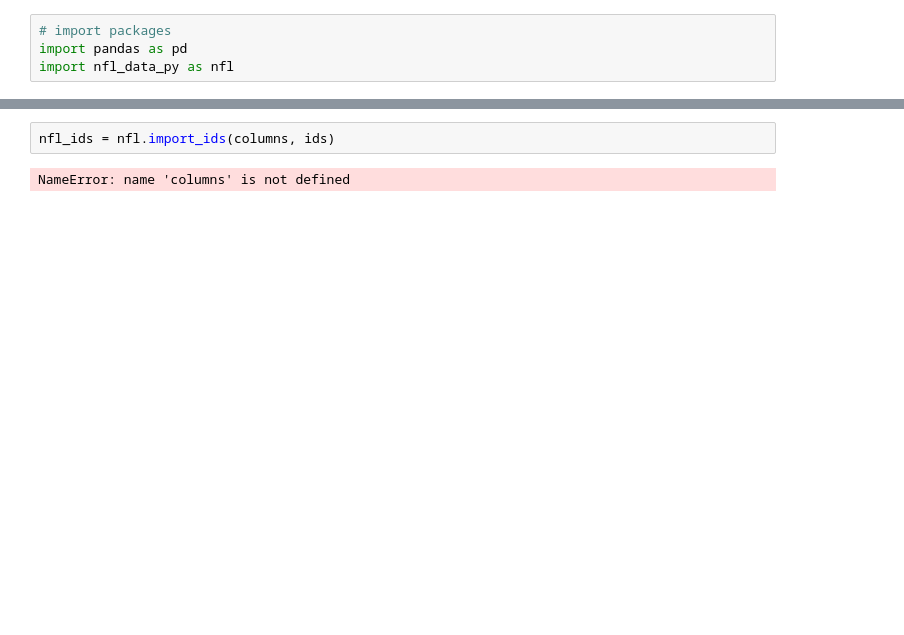
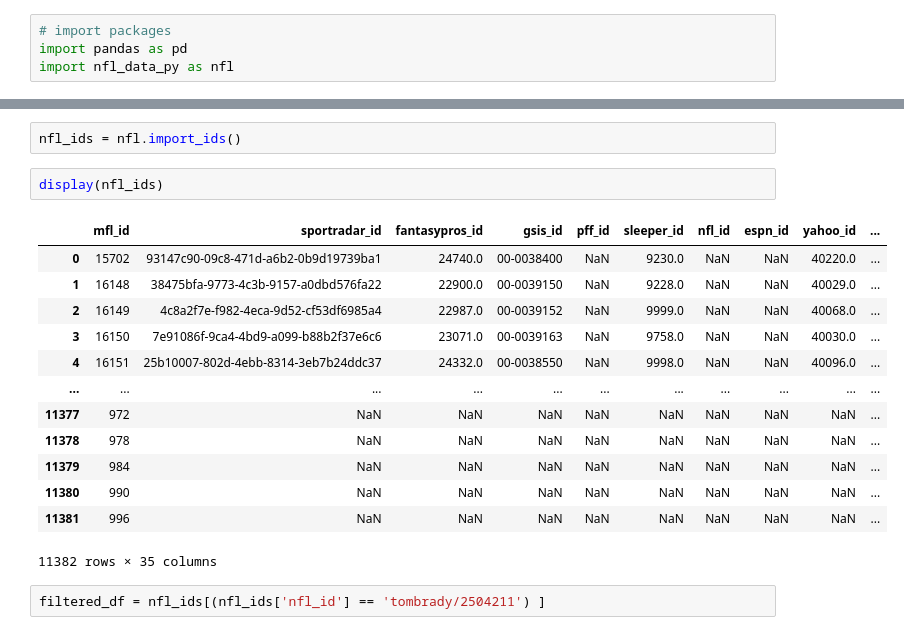
Before and after one commit to dwiltse/dfl_databricks, a Jupyter notebook: raw_data/nfl_weekly_rosters.ipynb, the cells around one changed output, grey strips where cells are left out. Saved outputs shown, nothing was run; the diff lists cells and outputs as text; blank space fills up the shorter version.

```diff
--- a/raw_data/nfl_weekly_rosters.ipynb
+++ b/raw_data/nfl_weekly_rosters.ipynb
@@ -46,4 +62,20 @@ display(df_weekly_rosters_2022)
 # %%
-nfl_ids = nfl.import_ids(columns, ids)
+nfl_ids = nfl.import_ids()
-# %% [output]
-NameError: name 'columns' is not defined
+# %%
+display(nfl_ids)
+# %% [output]
+|  | mfl_id | sportradar_id | fantasypros_id | gsis_id | pff_id | sleeper_id | nfl_id | espn_id | yahoo_id | ... |
+| 0 | 15702 | 93147c90-09c8-471d-a6b2-0b9d19739ba1 | 24740.0 | 00-0038400 | NaN | 9230.0 | NaN | NaN | 40220.0 | ... |
+| 1 | 16148 | 38475bfa-9773-4c3b-9157-a0dbd576fa22 | 22900.0 | 00-0039150 | NaN | 9228.0 | NaN | NaN | 40029.0 | ... |
+| 2 | 16149 | 4c8a2f7e-f982-4eca-9d52-cf53df6985a4 | 22987.0 | 00-0039152 | NaN | 9999.0 | NaN | NaN | 40068.0 | ... |
+| 3 | 16150 | 7e91086f-9ca4-4bd9-a099-b88b2f37e6c6 | 23071.0 | 00-0039163 | NaN | 9758.0 | NaN | NaN | 40030.0 | ... |
+| 4 | 16151 | 25b10007-802d-4ebb-8314-3eb7b24ddc37 | 24332.0 | 00-0038550 | NaN | 9998.0 | NaN | NaN | 40096.0 | ... |
+| ... | ... | ... | ... | ... | ... | ... | ... | ... | ... | ... |
+| 11377 | 972 | NaN | NaN | NaN | NaN | NaN | NaN | NaN | NaN | ... |
+| 11378 | 978 | NaN | NaN | NaN | NaN | NaN | NaN | NaN | NaN | ... |
+| 11379 | 984 | NaN | NaN | NaN | NaN | NaN | NaN | NaN | NaN | ... |
+| 11380 | 990 | NaN | NaN | NaN | NaN | NaN | NaN | NaN | NaN | ... |
+| 11381 | 996 | NaN | NaN | NaN | NaN | NaN | NaN | NaN | NaN | ... |
+11382 rows × 35 columns
+# %%
+filtered_df = nfl_ids[(nfl_ids['nfl_id'] == 'tombrady/2504211') ]
```
Also changed, not shown: parts of 8 cells of this notebook, 2 other files.
